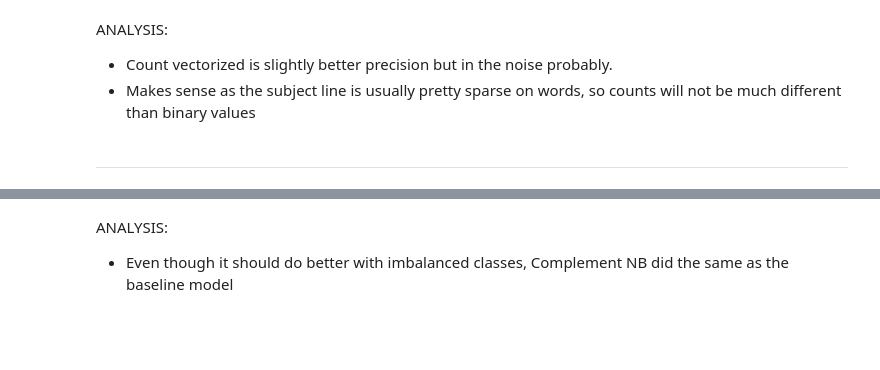
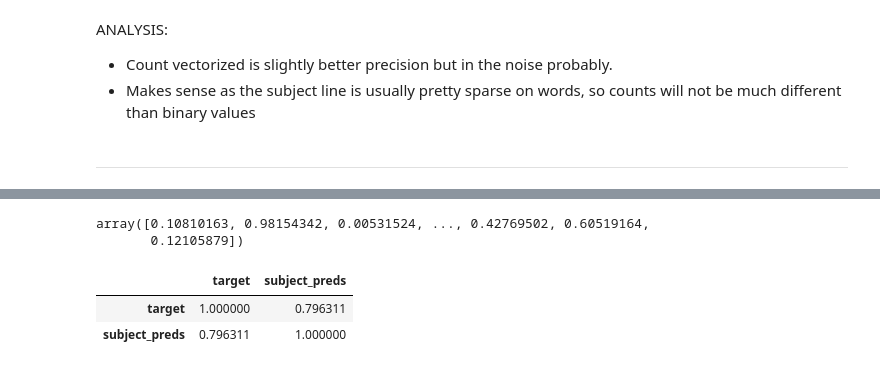
Before and after one commit to dman01337/HAM-vs-SPAM, a Jupyter notebook: Ham_vs_Spam.ipynb, the cells around one changed output, grey strips where cells are left out. Saved outputs shown, nothing was run; the diff lists cells and outputs as text; code cells hidden in the pictures; blank space fills up the shorter version.

```diff
--- a/Ham_vs_Spam.ipynb
+++ b/Ham_vs_Spam.ipynb
@@ -819,3 +708,18 @@ display_results_df()
-# %% [markdown]
-ANALYSIS:
-- Even though it should do better with imbalanced classes, Complement NB did the same as the baseline model
+# %%
+# store the best predictions from the Email-Subject model
+subject_preds = model_results['MultinomialNB TF-IDF Vectorizer Gridsearch']['Pipeline'].predict_proba(X)[: ,1]
+# %%
+subject_preds
+# %% [output]
+array([0.10810163, 0.98154342, 0.00531524, ..., 0.42769502, 0.60519164,
+       0.12105879])
+# %%
+# add the subject predictions to the body dataframe
+body_df['subject_preds'] = subject_preds
+# %%
+# Create a correlation matrix of the subject predictions and the target
+body_df.corr()
+# %% [output]
+|  | target | subject_preds |
+| target | 1.000000 | 0.796311 |
+| subject_preds | 0.796311 | 1.000000 |
```
Also changed, not shown: parts of 27 cells of this notebook.
